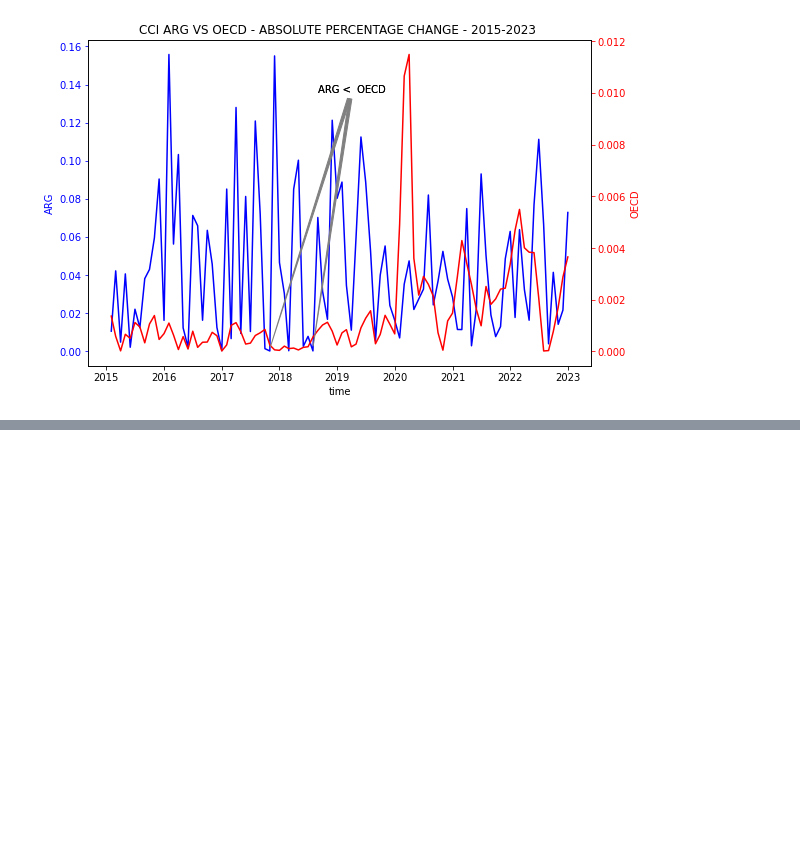
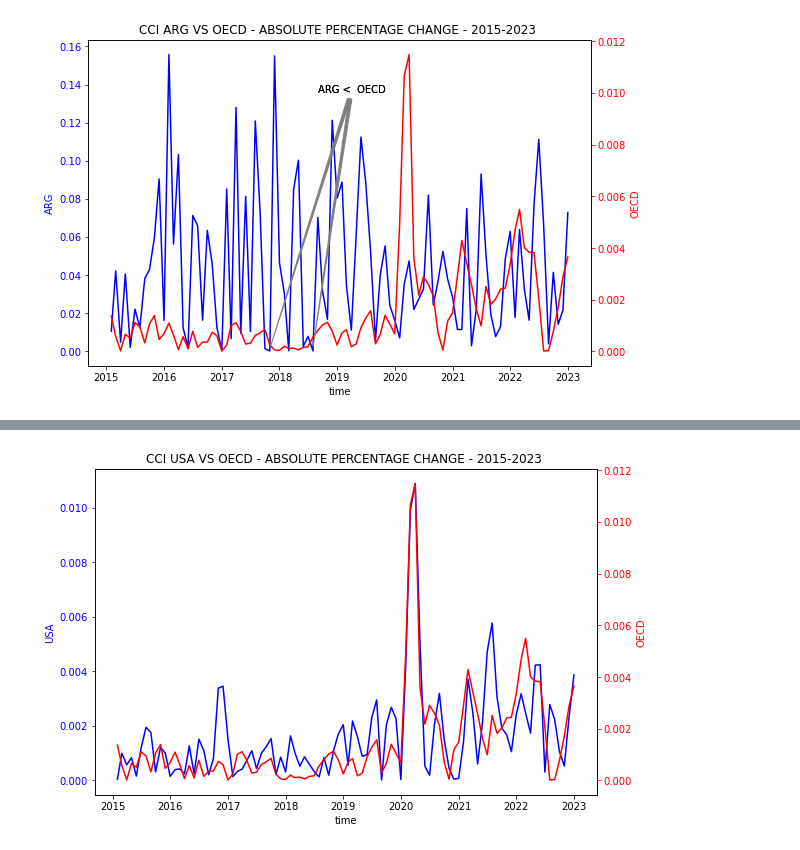
Before and after one commit to natmonge/UCDPA_NataliaMongelos, a Jupyter notebook: Data_Analytics_Project.ipynb, the cells around one changed output, grey strips where cells are left out. Drawn from its saved outputs; the diff is of its cells as text; code cells hidden in the pictures; blank space fills up the shorter version.

```diff
--- a/Data_Analytics_Project.ipynb
+++ b/Data_Analytics_Project.ipynb
@@ -604,4 +604,10 @@ OECD_CCI.set_index('TIME', inplace=True)
 OECD_CCI['CHANGE']=OECD_CCI['Value'].diff()
 OECD_CCI['PCT_CHANGE']=OECD_CCI['Value'].pct_change()
 OECD_CCI['PCT_CHANGE_ABS']=OECD_CCI.PCT_CHANGE.abs()
+
+USA_CCI2 = ALL_CCI.query('LOCATION=="USA"')
+USA_CCI2.set_index('TIME', inplace=True)
+USA_CCI2['CHANGE']=USA_CCI2['Value'].diff()
+USA_CCI2['PCT_CHANGE']=USA_CCI2['Value'].pct_change()
+USA_CCI2['PCT_CHANGE_ABS']=USA_CCI2.PCT_CHANGE.abs()
 # %%
@@ -679,3 +691,12 @@ ax2.annotate("ARG <  OECD",
 plt.show()
 # %% [output]
 [figure]
+# %%
+# MERGE OECD AND USA ABSOLUTE VALUES
+
+OECD_USA_ABS=pd.merge_ordered(USA_CCI2, OECD_CCI, on='TIME', suffixes =('_USA', '_OECD'))
+OECD_USA_ABS=OECD_USA_ABS.loc[0:,("TIME", "CHANGE_USA","CHANGE_OECD", "PCT_CHANGE_ABS_USA", "PCT_CHANGE_ABS_OECD")]
+
+OECD_USA_ABS.set_index('TIME', inplace=True)
+
+OECD_USA_ABS.head()
@@ -681,0 +711,5 @@ plt.show()
+# %%
+#DROP NaN
+OECD_USA_ABS2=OECD_USA_ABS.dropna(axis=0)
+
+OECD_USA_ABS2.head()
@@ -681,0 +724,12 @@ plt.show()
+# %%
+# VISUALIZATION #8
+fig, ax=plt.subplots()
+ax.set_title ("CCI USA VS OECD - ABSOLUTE PERCENTAGE CHANGE - 2015-2023 ")
+plot_timeseries(ax, OECD_USA_ABS2.index, OECD_USA_ABS2['PCT_CHANGE_ABS_USA'], 'blue', 'time', 'USA')
+ax2=ax.twinx()
+plot_timeseries(ax2,OECD_USA_ABS2.index, OECD_USA_ABS2['PCT_CHANGE_ABS_OECD'], 'red', 'time', 'OECD')
+
+
+plt.show()
+# %% [output]
+[figure, added]
```
Also changed, not shown: parts of 4 cells of this notebook.
